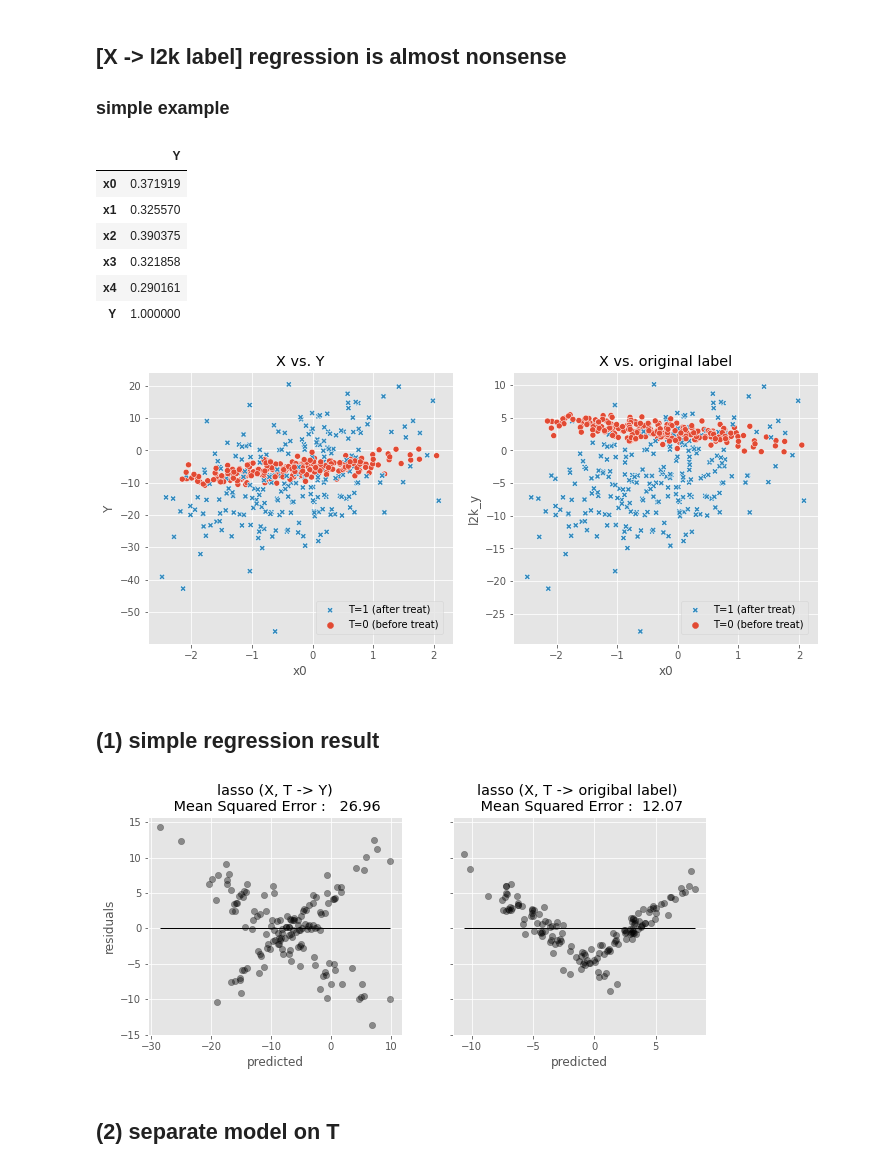
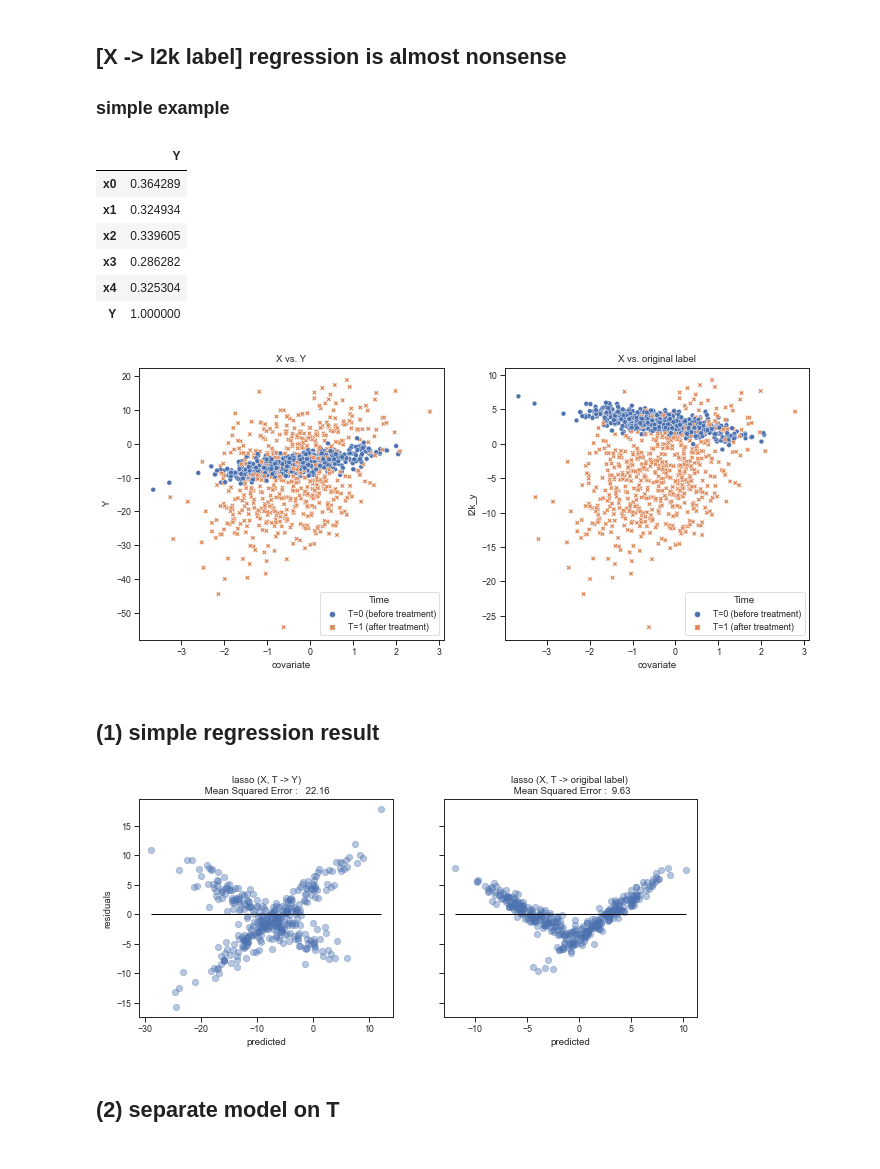
Before and after one commit to MasaAsami/modified_DMLDiD_RCS, a Jupyter notebook: notebooks/Why_original_l2kmodel_is_wrong.ipynb, the cells around one changed output. Saved outputs shown, nothing was run; the diff lists cells and outputs as text; code cells hidden in the pictures.

```diff
--- a/notebooks/Why_original_l2kmodel_is_wrong.ipynb
+++ b/notebooks/Why_original_l2kmodel_is_wrong.ipynb
@@ -12,7 +12,10 @@ import numpy as np
 from matplotlib import pyplot as plt
 import seaborn as sns
 
-plt.style.use("ggplot")
+#plt.style.use("ggplot")
+sns.set_theme(style="ticks")
+sns.set_context("paper")
+sns.color_palette("husl", 8)
 #plt.style.use('grayscale')
 
 import re
@@ -38,7 +41,7 @@ from dmldid.simdata_genrater import generate_simdata_ro, convert_rcs
 - N = 500
 # %%
 df_rcs =  convert_rcs(
-    generate_simdata_ro(true_att=3, _n=1000, _dim=5, base_seed=1, xd_unobserved=False)
+    generate_simdata_ro(true_att=3, _n=2500, _dim=5, base_seed=1, xd_unobserved=False)
 )
 
 df_rcs.head()
@@ -70,41 +73,42 @@ control_df["l2k_y"] = (control_df["T"] - hat_lambda) * control_df["Y"]
 control_df[X_cols + ["Y"]].corr()[["Y"]]
 # %% [output]
 |  | Y |
-| x0 | 0.371919 |
-| x1 | 0.325570 |
-| x2 | 0.390375 |
-| x3 | 0.321858 |
-| x4 | 0.290161 |
+| x0 | 0.364289 |
+| x1 | 0.324934 |
+| x2 | 0.339605 |
+| x3 | 0.286282 |
+| x4 | 0.325304 |
 | Y | 1.000000 |
 # %%
 fig, axs = plt.subplots(1, 2, figsize=(12, 5), sharex=True)
 
 sns.scatterplot(
-    x="x0", y="Y", hue="T", style="T", data=control_df, ax=axs[0], legend="full"
+    x="x0",
+    y="Y",
+    hue="Time",
+    style="Time",
+    data=control_df.assign(Time = np.where(control_df["T"]>0, "T=1 (after treatment)", "T=0 (before treatment)")),
+    ax=axs[0],
+    legend="full",
 )
 axs[0].set_title("X vs. Y")
-axs[0].legend(
-    labels=["T=1 (after treat)", "T=0 (before treat)"],
-    bbox_to_anchor=(1, 0),
-    loc="lower right",
-    borderaxespad=1,
-)
+axs[0].set_xlabel("covariate")
 
 
 sns.scatterplot(
-    x="x0", y="l2k_y", hue="T", style="T", data=control_df, ax=axs[1], legend="full"
+    x="x0", y="l2k_y",
+    hue="Time",
+    style="Time",
+    data=control_df.assign(Time = np.where(control_df["T"]>0, "T=1 (after treatment)", "T=0 (before treatment)")),
+    ax=axs[1],
+    legend="full"
 )
 axs[1].set_title("X vs. original label")
-axs[1].legend(
-    labels=["T=1 (after treat)", "T=0 (before treat)"],
-    bbox_to_anchor=(1, 0),
-    loc="lower right",
-    borderaxespad=1,
-)
-
+axs[1].set_xlabel("covariate")
+fig.savefig("../fig/covariate_to_label.png")
 fig.show()
 # %% [output]
-[figure, old version]
+[figure, new version]
 # %% [markdown]
 ## (1) simple regression result
 # %%
@@ -137,7 +141,7 @@ axs[0].scatter(
     marker="o",
     s=40,
     alpha=0.4,
-    color="black",
+    # color="black",
     label="y regression",
 )
 axs[0].set_xlabel("predicted")
@@ -152,7 +156,7 @@ axs[1].scatter(
     marker="o",
     s=40,
     alpha=0.4,
-    color="black",
+    # color="black",
     label="l2k regression",
 )
 
@@ -161,10 +165,10 @@ axs[1].hlines(y=0, xmin=l2k_y_pred.min(), xmax=l2k_y_pred.max(), lw=1, color="bl
 axs[1].set_title(
     f"lasso (X, T -> origibal label) \n Mean Squared Error : {l2k_mse : .2f}"
 )
-
+fig.savefig("../fig/why_wrong.png")
 plt.show()
 # %% [output]
-[figure, old version]
+[figure, new version]
 # %% [markdown]
 ## (2) separate model on T
 # %%
```
Also changed, not shown: parts of 5 cells of this notebook, 18 other files.
